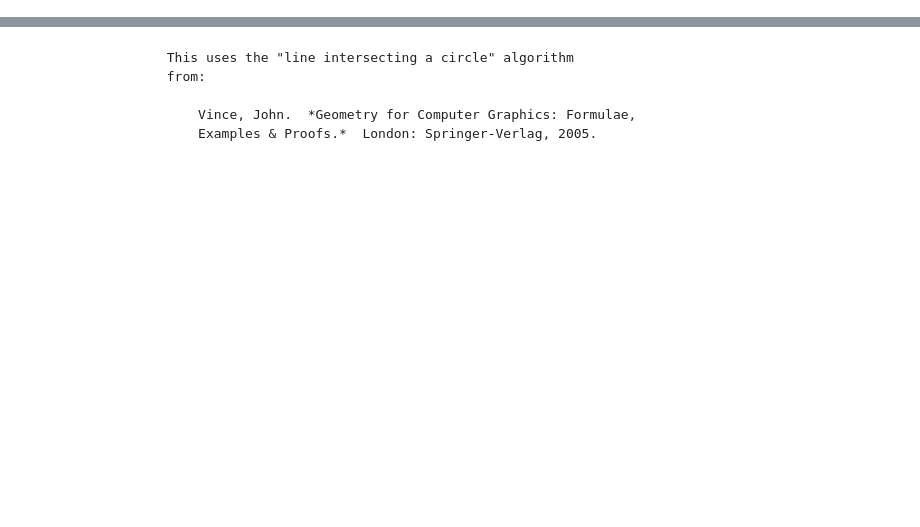
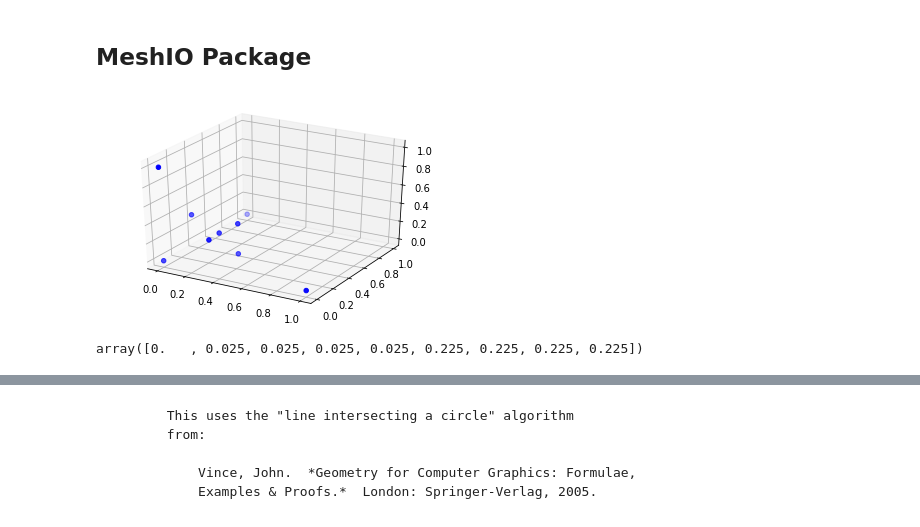
Before and after one commit to cagau/nlfem, a Jupyter notebook: Notes.ipynb, the cells around one changed output, grey strips where cells are left out. Drawn from its saved outputs; the diff is of its cells as text; code cells hidden in the pictures; blank space fills up the shorter version.

```diff
--- a/Notes.ipynb
+++ b/Notes.ipynb
@@ -0,0 +1,2 @@
+# %% [markdown]
+## MeshIO Package
@@ -0,0 +9,25 @@
+# %%
+import numpy
+import quadpy
+
+scheme = quadpy.nsimplex.stroud_1961(3)
+
+
+from mpl_toolkits.mplot3d import Axes3D
+import matplotlib.pyplot as plt
+
+fig = plt.figure()
+ax = fig.add_subplot(111, projection='3d')
+
+x = scheme.points[:,0]
+y = scheme.points[:,1]
+z = scheme.points[:,2]
+
+
+
+ax.scatter(x, y, z, c='b', marker='o')
+plt.show()
+scheme.weights
+# %% [output]
+[figure, added]
+array([0.   , 0.025, 0.025, 0.025, 0.025, 0.225, 0.225, 0.225, 0.225])
```
Also changed, not shown: parts of 10 cells of this notebook, 18 other files.
